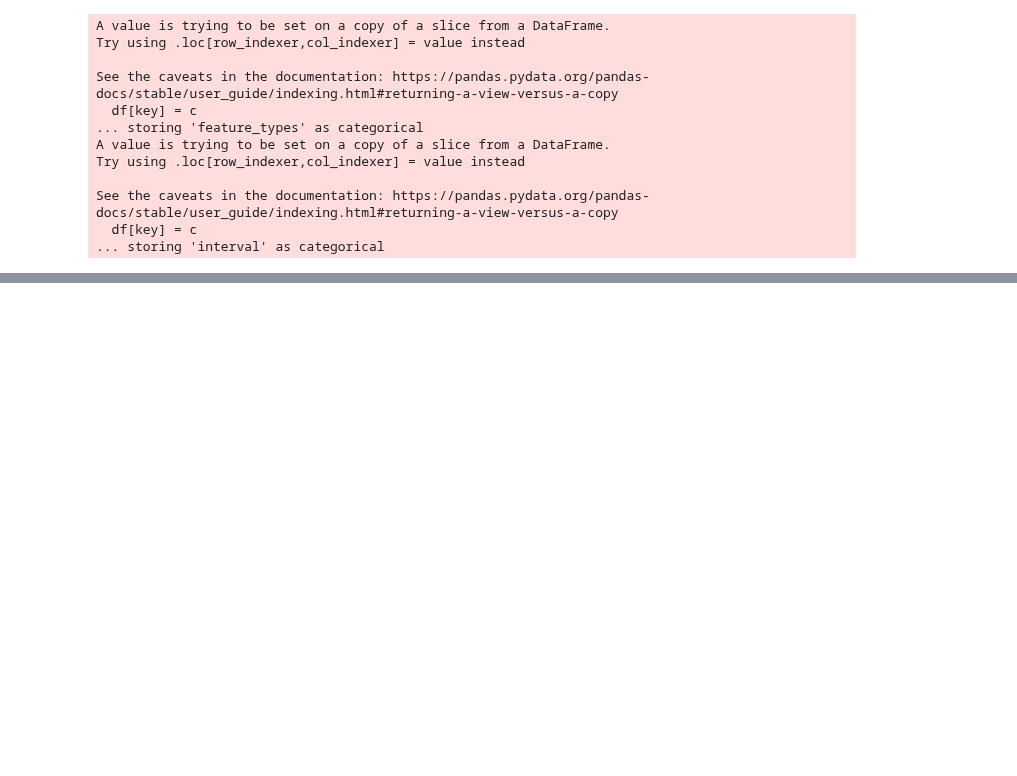
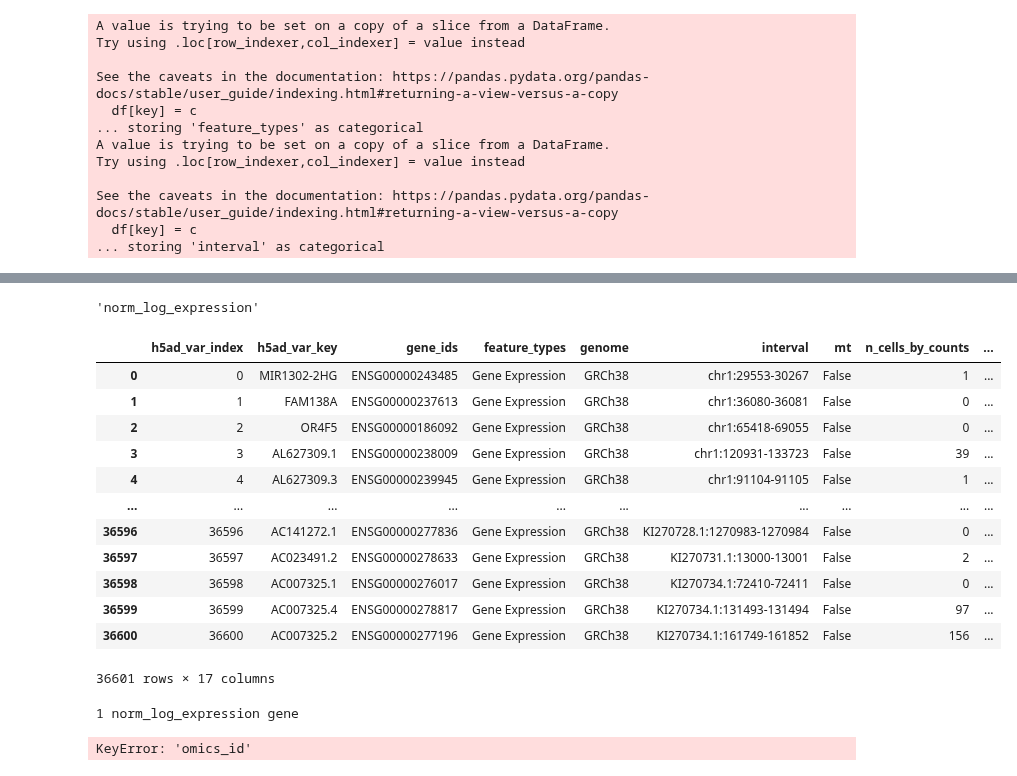
Before and after one commit to Bayer-Group/cellenium, a Jupyter notebook: data_import/public_data/3k_brain_cells.ipynb, the cells around one changed output, grey strips where cells are left out. Saved outputs shown, nothing was run; the diff lists cells and outputs as text; code cells hidden in the pictures; blank space fills up the shorter version.

Commit message:
reworked the import for multi-omics

```diff
--- a/data_import/public_data/3k_brain_cells.ipynb
+++ b/data_import/public_data/3k_brain_cells.ipynb
@@ -492,0 +550,4 @@ DETAIL:  Key (study_id)=(1) is not present in table "study".
+# %%
+test.uns['cellenium']['X_pseudolayer_name']
+# %% [output]
+'norm_log_expression'
@@ -492,0 +604,21 @@ DETAIL:  Key (study_id)=(1) is not present in table "study".
+# %%
+data_
+# %% [output]
+|  | h5ad_var_index | h5ad_var_key | gene_ids | feature_types | genome | interval | mt | n_cells_by_counts | ... |
+| 0 | 0 | MIR1302-2HG | ENSG00000243485 | Gene Expression | GRCh38 | chr1:29553-30267 | False | 1 | ... |
+| 1 | 1 | FAM138A | ENSG00000237613 | Gene Expression | GRCh38 | chr1:36080-36081 | False | 0 | ... |
+| 2 | 2 | OR4F5 | ENSG00000186092 | Gene Expression | GRCh38 | chr1:65418-69055 | False | 0 | ... |
+| 3 | 3 | AL627309.1 | ENSG00000238009 | Gene Expression | GRCh38 | chr1:120931-133723 | False | 39 | ... |
+| 4 | 4 | AL627309.3 | ENSG00000239945 | Gene Expression | GRCh38 | chr1:91104-91105 | False | 1 | ... |
+| ... | ... | ... | ... | ... | ... | ... | ... | ... | ... |
+| 36596 | 36596 | AC141272.1 | ENSG00000277836 | Gene Expression | GRCh38 | KI270728.1:1270983-1270984 | False | 0 | ... |
+| 36597 | 36597 | AC023491.2 | ENSG00000278633 | Gene Expression | GRCh38 | KI270731.1:13000-13001 | False | 2 | ... |
+| 36598 | 36598 | AC007325.1 | ENSG00000276017 | Gene Expression | GRCh38 | KI270734.1:72410-72411 | False | 0 | ... |
+| 36599 | 36599 | AC007325.4 | ENSG00000278817 | Gene Expression | GRCh38 | KI270734.1:131493-131494 | False | 97 | ... |
+| 36600 | 36600 | AC007325.2 | ENSG00000277196 | Gene Expression | GRCh38 | KI270734.1:161749-161852 | False | 156 | ... |
+36601 rows × 17 columns
+# %%
+import_study_layer_expression(1,None,data_genes_df,data_samples_df, rna, test.uns['cellenium'], 'gene')
+# %% [output]
+1 norm_log_expression gene
+KeyError: 'omics_id'
```
Also changed, not shown: parts of 54 cells of this notebook, 6 other files.
